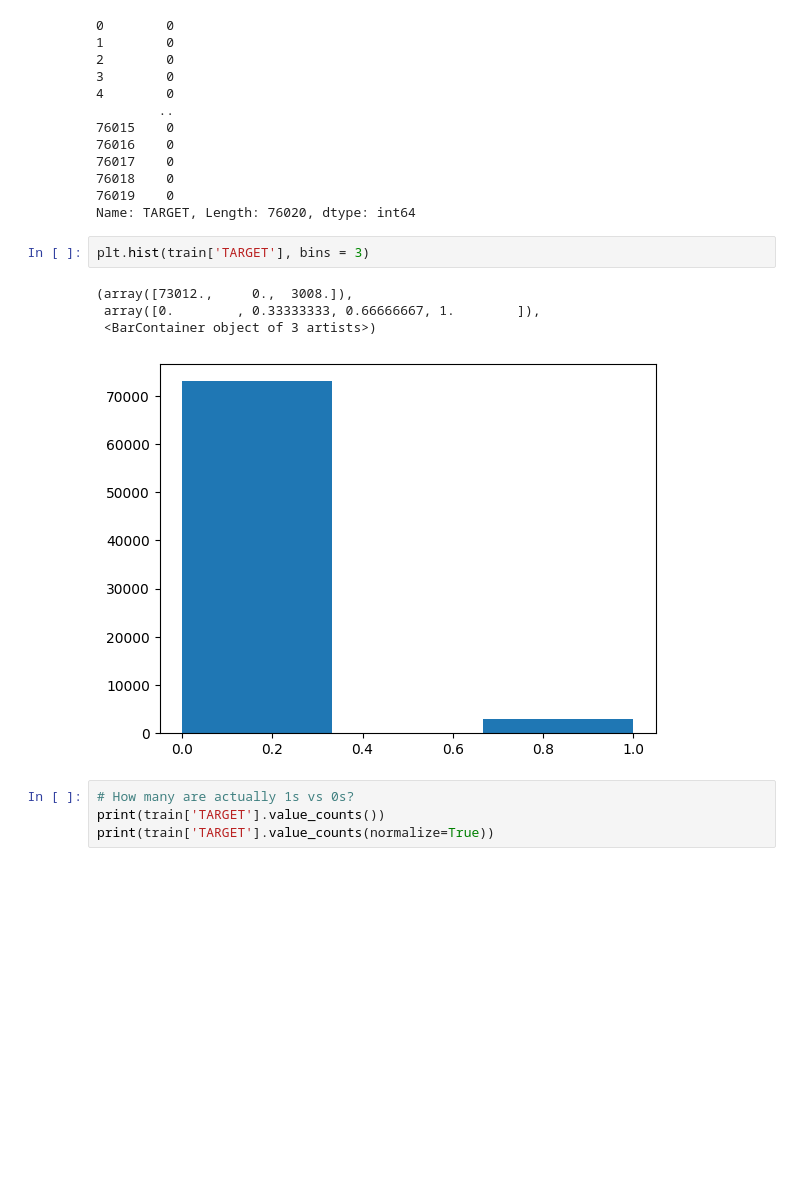
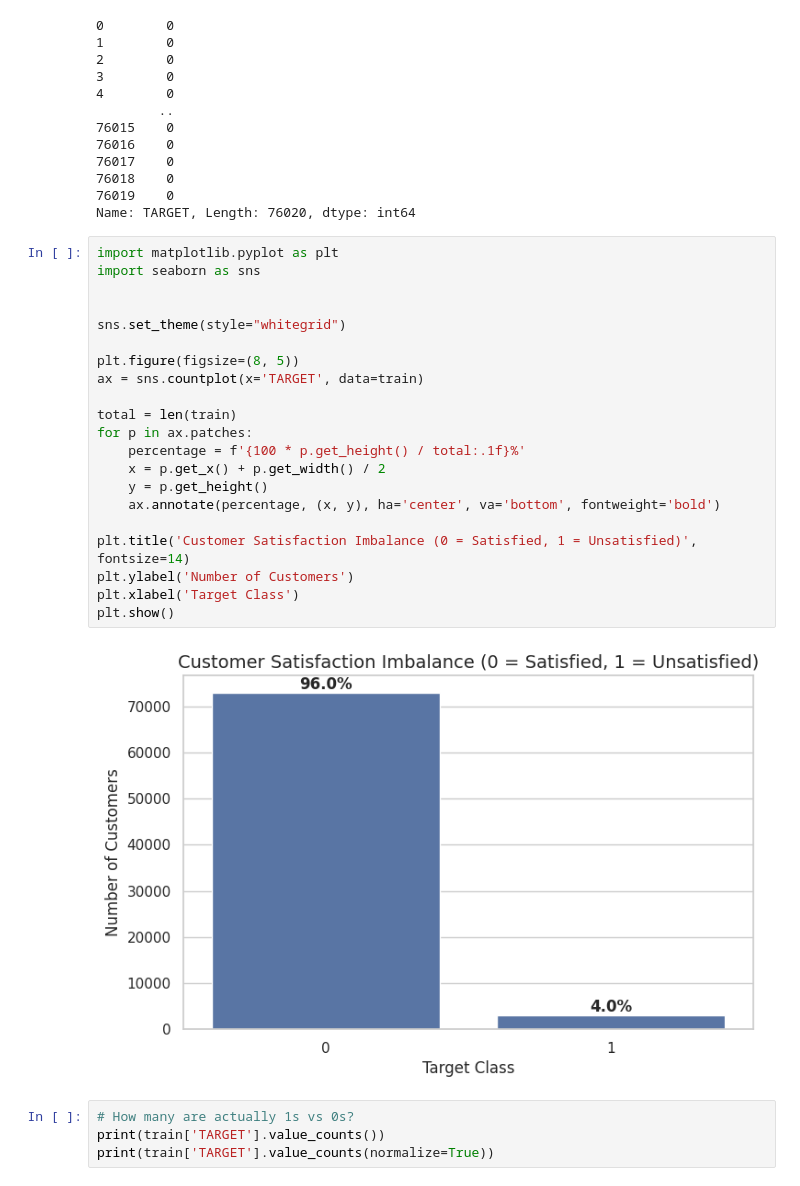
Before and after one commit to Subham-Kalwar/Kaggle_Project_CustomerSatisfaction, a Jupyter notebook: myntbook.ipynb, the cells around one changed output. Cells and saved outputs as stored; diff of their text form; blank space fills up the shorter version.

```diff
--- a/myntbook.ipynb
+++ b/myntbook.ipynb
@@ -147,13 +147,29 @@ print(train['TARGET'])
 76018    0
 76019    0
 Name: TARGET, Length: 76020, dtype: int64
-# %%
-plt.hist(train['TARGET'], bins = 3)
-# %% [output]
-(array([73012.,     0.,  3008.]),
- array([0.        , 0.33333333, 0.66666667, 1.        ]),
- <BarContainer object of 3 artists>)
-[figure, removed]
+# %%
+import matplotlib.pyplot as plt
+import seaborn as sns
+
+
+sns.set_theme(style="whitegrid")
+
+plt.figure(figsize=(8, 5))
+ax = sns.countplot(x='TARGET', data=train)
+
+total = len(train)
+for p in ax.patches:
+    percentage = f'{100 * p.get_height() / total:.1f}%'
+    x = p.get_x() + p.get_width() / 2
+    y = p.get_height()
+    ax.annotate(percentage, (x, y), ha='center', va='bottom', fontweight='bold')
+
+plt.title('Customer Satisfaction Imbalance (0 = Satisfied, 1 = Unsatisfied)', fontsize=14)
+plt.ylabel('Number of Customers')
+plt.xlabel('Target Class')
+plt.show()
+# %% [output]
+[figure, added]
 # %%
 # How many are actually 1s vs 0s?
 print(train['TARGET'].value_counts())
```
Also changed, not shown: parts of 4 cells of this notebook.
